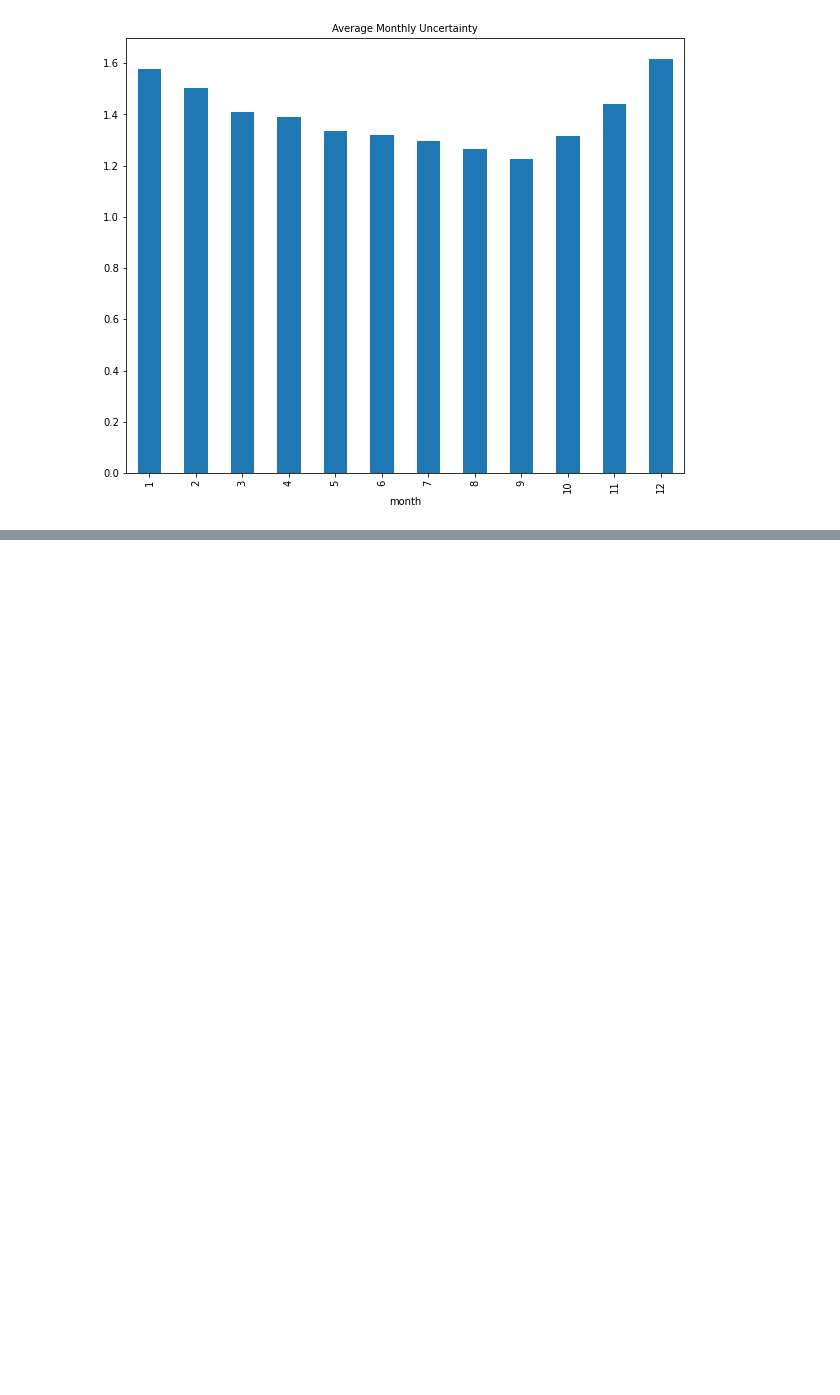
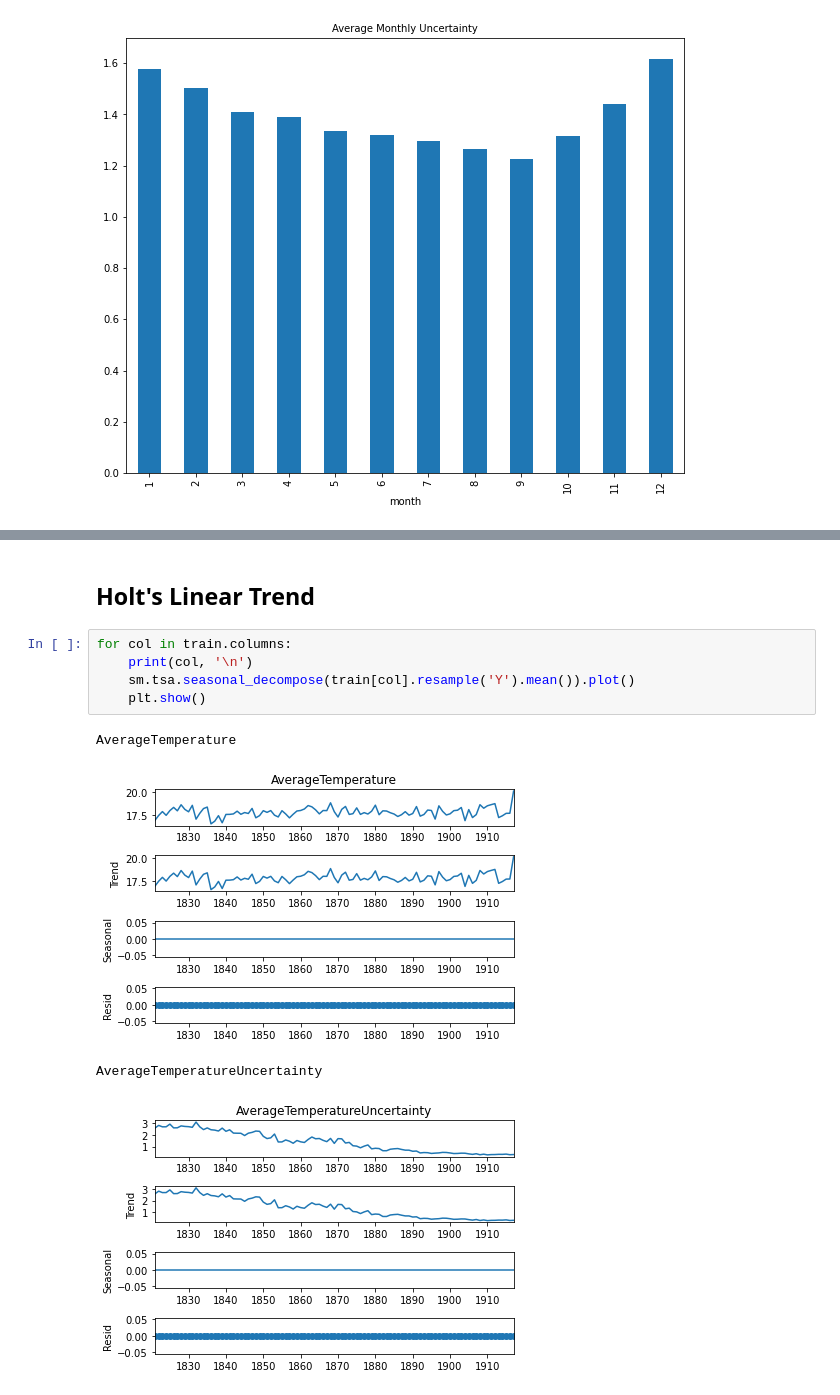
Before and after one commit to gabrielatijerina/time-series-analysis, a Jupyter notebook: forecasting-temp-report-texas.ipynb, the cells around one changed output, grey strips where cells are left out. Drawn from its saved outputs; the diff is of its cells as text; blank space fills up the shorter version.

```diff
--- a/forecasting-temp-report-texas.ipynb
+++ b/forecasting-temp-report-texas.ipynb
@@ -278,0 +449,12 @@ plt.show()
+# %% [markdown]
+## Holt's Linear Trend
+# %%
+for col in train.columns:
+    print(col, '\n')
+    sm.tsa.seasonal_decompose(train[col].resample('Y').mean()).plot()
+    plt.show()
+# %% [output]
+AverageTemperature
+[figure, added]
+AverageTemperatureUncertainty
+[figure, added]
```
Also changed, not shown: parts of 40 cells of this notebook, 1 other file.
